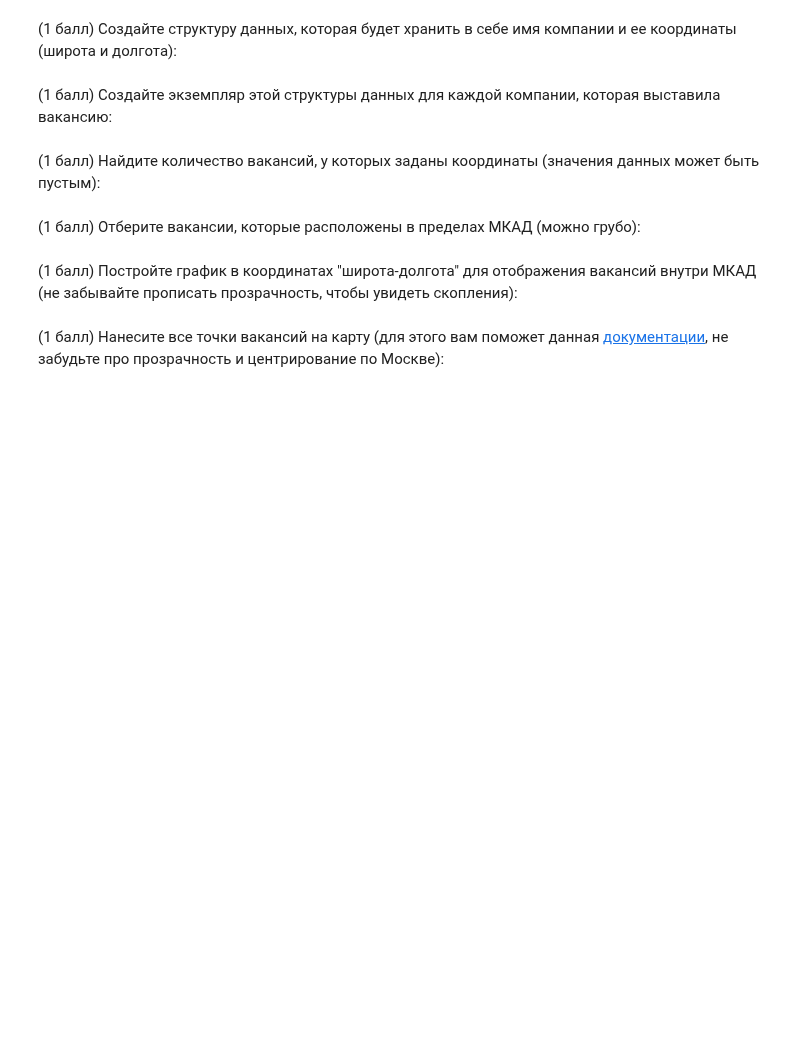
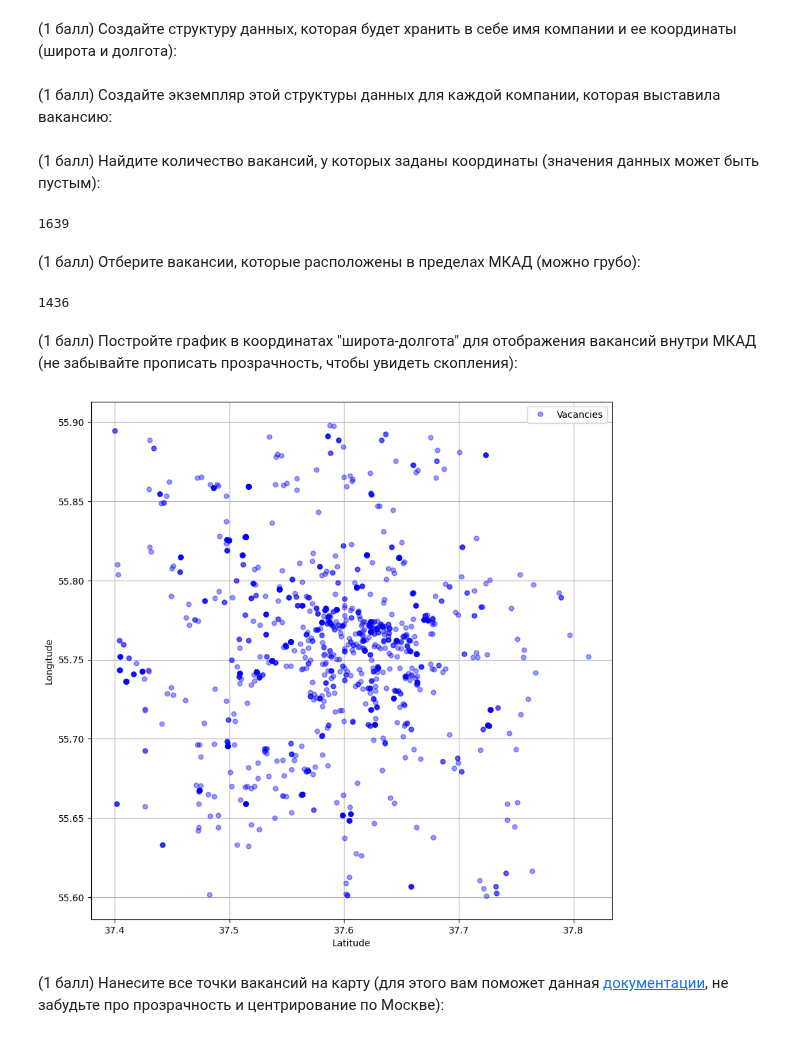
Before and after one commit to bubashilda/Data-analysis, a Jupyter notebook: lab_work.ipynb, the cells around one changed output. Drawn from its saved outputs; the diff is of its cells as text; code cells hidden in the pictures; blank space fills up the shorter version.

```diff
--- a/lab_work.ipynb
+++ b/lab_work.ipynb
@@ -111,2 +108,8 @@ class Company:
+# %%
+class Company:
+    def __init__(self, name, latitude, longitude):
+        self.name = name
+        self.latitude = latitude
+        self.longitude = longitude
 # %% [markdown]
 (1 балл) Создайте экземпляр этой структуры данных для каждой компании, которая выставила вакансию:
@@ -119,2 +127,10 @@ class Company:
+# %%
+located_companies = list(
+    filter(lambda company: company.latitude is not None, companies)
+)
+
+len(located_companies)
+# %% [output]
+1639
 # %% [markdown]
 (1 балл) Отберите вакансии, которые расположены в пределах МКАД (можно грубо):
@@ -123,2 +137,16 @@ class Company:
+# %%
+upper_bound = (55.90, 37.40)
+lower_bound = (55.60, 37.83)
+center = (55.76, 37.61)
+
+def check_nesting(company):
+    return (lower_bound[0] <= company.latitude <= upper_bound[0] and
+            upper_bound[1] <= company.longitude <= lower_bound[1])
+
+nested_companies = list(filter(check_nesting, located_companies))
+
+len(nested_companies)
+# %% [output]
+1436
 # %% [markdown]
 (1 балл) Постройте график в координатах "широта-долгота" для отображения вакансий внутри МКАД (не забывайте прописать прозрачность, чтобы увидеть скопления):
@@ -127,2 +153,23 @@ class Company:
+# %%
+latitudes = [company.latitude for company in nested_companies]
+longitudes = [company.longitude for company in nested_companies]
+
+plt.figure(figsize=(10, 10))
+plt.plot(
+    longitudes,
+    latitudes,
+    'bo',
+    markersize=5,
+    alpha=0.4,
+    label='Vacancies'
+)
+
+plt.ylabel('Longitude')
+plt.xlabel('Latitude')
+plt.grid(True)
+plt.legend()
+plt.show()
+# %% [output]
+[figure, added]
 # %% [markdown]
 (1 балл) Нанесите все точки вакансий на карту (для этого вам поможет данная <a target="_blank" href="https://plotly.com/python/mapbox-layers/">документации</a>, не забудьте про прозрачность и центрирование по Москве):
```
Also changed, not shown: parts of 75 cells of this notebook.
